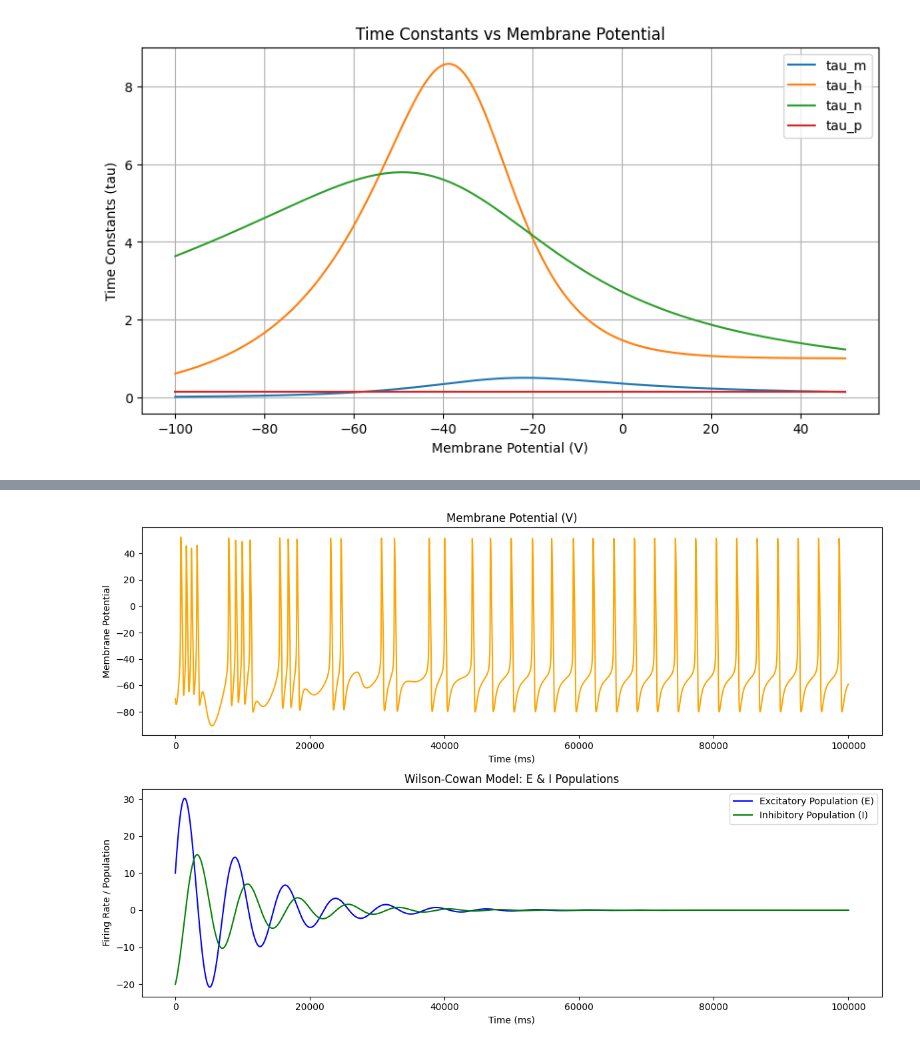
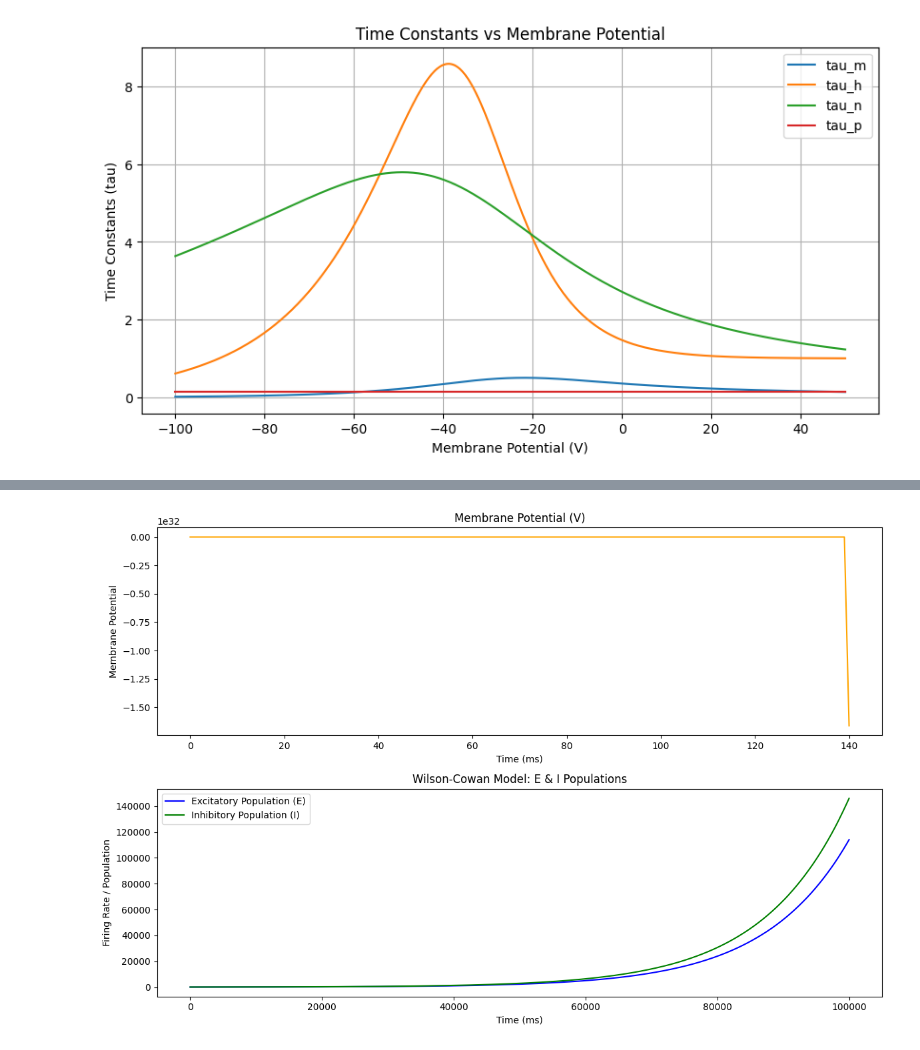
Before and after one commit to JoshSchreibeis/Comp_neuro_proj3, a Jupyter notebook: Comp_neuro_proj3.ipynb, the cells around one changed output, grey strips where cells are left out. Drawn from its saved outputs; the diff is of its cells as text; code cells hidden in the pictures.

```diff
--- a/Comp_neuro_proj3.ipynb
+++ b/Comp_neuro_proj3.ipynb
@@ -134,7 +134,7 @@ def simulator_HH():
 
     I = np.zeros(len(t))
 
-    I = -2.51
+    I = 2.51
 
     V[0] = -70
     for j in range(len(t)-1):
@@ -197,11 +197,20 @@ plt.plot(V,rs)
 import numpy as np
 import matplotlib.pyplot as plt
 
-def sigmoid(V, a=1, theta=0):
-    return 1 / (1 + np.exp(-a * (V - theta)))
+def piecewise_constant_white_noise(t, Tdur, D, seed=None):
+    if seed is not None:
+        np.random.seed(seed)  # Set the random seed for reproducibility
+    eta = np.random.randn(len(t))
+    Ieta = np.zeros(len(t))
+    for i in range(len(t)):
+        Ieta[i] = eta[int(t[i] / Tdur)]
+    return np.sqrt(D) * Ieta
+
+def sigmoid(x):
+    return 1 / (1 + np.exp(-x))
 
 
-def simulator_HH_WC():
+def simulator_HH_WC(Tdur= 1, D=10):
     Gk = 11
     Ek = -90
     Gl = 0.5
@@ -214,13 +223,10 @@ def simulator_HH_WC():
     dt = 0.01
     t = np.arange(0, 1000, dt)
 
-    c1 = 10
-    c2 = -14
-    c3 = 10
-    c4 = -15
-    decay = 1
-
-
+    c1 = .2
+    c2 = -.2
+    c3 = .1
+    c4 = -.2
     P = 0
     Q = 0
     re = 1
@@ -246,35 +252,25 @@ def simulator_HH_WC():
     WII = -1
     I0 = 1
 
-    tau_E = 10000
-    tau_I = 20000
-
-    # Threshold and reset values
-    Vth = -50
-    Vrst = -65
-
-    # Time definitions
-    Tmax = 1000
+    tau_E = 20
+    tau_I = 20
 
     E = np.zeros(len(t))
     I_pop = np.zeros(len(t))
-    E[0] = 10
-    I_pop[0] = -20
-
+    E[0] = .2
+    I_pop[0] = .8
+    noise = piecewise_constant_white_noise(t, Tdur, D)
     for j in range(len(t)-1):
         fE = sigmoid(E[j])
         fI = sigmoid(I_pop[j])
 
-
-
         # dE = (-E[j] + (WEE * fE + WEI * fI + I0))/tau_E
         # dI = (-I_pop[j] + (WIE * fE + WII * fI + I0))/tau_I
 
-        K1dE = ((-E[j]*c1 + I_pop[j]*c2 + E[j]*c3-E[j]*decay)/tau_E)
-        K1dI = ((E[j]*c1 - I_pop[j]*c2 + I_pop[j]*c4-I_pop[j]*decay)/tau_I)
+        k1V = -Gl * (V[j] - El) - Gna * (m[j]**3) * h[j] * (V[j] - Ena) - Gk * n[j]**4 * (V[j] - Ek) - Gp * p[j] * (V[j] - Ena) - Gh * (0.65 * rf[j] + 0.35 * rs[j]) * (V[j] - Eh) + I_pop[j] + E[j] +noise[j]
 
-
-        k1V = -Gl * (V[j] - El) - Gna * (m[j]**3) * h[j] * (V[j] - Ena) - Gk * n[j]**4 * (V[j] - Ek) - Gp * p[j] * (V[j] - Ena) - Gh * (0.65 * rf[j] + 0.35 * rs[j]) * (V[j] - Eh) + I_pop[j] + E[j]
+        K1dE = (-E[j]*c1 + I_pop[j]*c2 + E[j]*c3) /tau_E
+        K1dI = (E[j]*c1 - I_pop[j]*c2  + I_pop[j]*c4) /tau_I
 
         k1h = (hinf(V[j]) - h[j]) / tauh(V[j])
         k1m = (minf(V[j]) - m[j]) / taum(V[j])
@@ -294,8 +290,7 @@ def simulator_HH_WC():
         ade = E[j] + K1dE * dt
         adi = I_pop[j] + K1dI * dt
 
-        k2V = -Gl * (av - El) - Gna * (am**3) * ah * (av - Ena) - Gk * an**4 * (av - Ek) - Gp * ap * (av - Ena) - Gh * (0.65 * arf + 0.35 * ars) * (av - Eh) + adi + ade
-
+        k2V = -Gl * (av - El) - Gna * (am**3) * ah * (av - Ena) - Gk * an**4 * (av - Ek) - Gp * ap * (av - Ena) - Gh * (0.65 * arf + 0.35 * ars) * (av - Eh) + adi + ade+noise[j]
         k2h = (hinf(av) - ah) / tauh(av)
         k2m = (minf(av) - am) / taum(av)
         k2n = (ninf(av) - an) / taun(av)
@@ -303,8 +298,8 @@ def simulator_HH_WC():
         k2rf = (rfinf(av) - arf) / taurf(av)
         k2rs = (rsinf(av) - ars) / taurs(av)
 
-        K2dE = (-ade*c1 + adi*c2+ ade*c3-ade*decay)/tau_E
-        K2dI = (ade*c1 - adi*c2+ adi*c4-adi*decay)/tau_I
+        K2dE = (-ade*c1 + adi*c2 + ade*c3)/tau_E
+        K2dI = (ade*c1 - adi*c2 + adi*c4 )/tau_I
 
         n[j + 1] = n[j] + (k1n + k2n) * dt / 2
         m[j + 1] = m[j] + (k1m + k2m) * dt / 2
@@ -312,54 +307,33 @@ def simulator_HH_WC():
         rf[j + 1] = rf[j] + (k1rf + k2rf) * dt / 2
         rs[j + 1] = rs[j] + (k1rs + k2rs) * dt / 2
 
         V[j + 1] = V[j] + (k1V + k2V) * dt / 2
         h[j + 1] = h[j] + (k1h + k2h) * dt / 2
 
-        E[j + 1] = E[j] + K1dE+K2dE * dt / 2
-        I_pop[j + 1] = I_pop[j] + K1dI + K2dI * dt/ 2
-
-        tspk = []
-        Vth = 20
-        if V[j + 1] >= Vth:
-            #V[j] = 60  # Spike
-            #V[j + 1] = Vrst  # Reset
-            tspk.append(t[j])
-
-        tspk = np.array(tspk)
-        # Compute firing rate
-        firing_rate = len(tspk) / (Tmax)  # spikes per second
-        firing_rates.append(firing_rate)
-
-        # Compute ISI and coefficient of variation (CV)
-        if len(tspk) > 1:
-            ISI = np.diff(tspk)
-            CV = np.std(ISI) / np.mean(ISI) if np.mean(ISI) > 0 else 0
-        else:
-            CV = 0
-
-        cv_values.append(CV)
+        E[j + 1] = E[j] + (K1dE+K2dE) * dt / 2
+        I_pop[j + 1] = I_pop[j] + (K1dI + K2dI) * dt/ 2
 
     return np.array(V).reshape(-1, 1), np.array(rs).reshape(-1, 1), np.array(I).reshape(-1, 1), np.array(E).reshape(-1, 1), np.array(I_pop).reshape(-1, 1)
 
 V, rs, I, E, I_pop = simulator_HH_WC()
 
 plt.figure(figsize=(12, 8))
 
 plt.subplot(2, 1, 1)
 plt.plot(V, label="Membrane Potential (V)", color='orange')
 plt.xlabel("Time (ms)")
 plt.ylabel("Membrane Potential")
 plt.title("Membrane Potential (V)")
 
 plt.subplot(2, 1, 2)
 plt.plot(E, label="Excitatory Population (E)", color='b')
 plt.plot(I_pop, label="Inhibitory Population (I)", color='g')
 plt.xlabel("Time (ms)")
 plt.ylabel("Firing Rate / Population")
 plt.legend()
 plt.title("Wilson-Cowan Model: E & I Populations")
 
 plt.tight_layout()
 plt.show()
 # %% [output]
-[figure, old version]
+[figure, new version]
```
Also changed, not shown: parts of 10 cells of this notebook.
